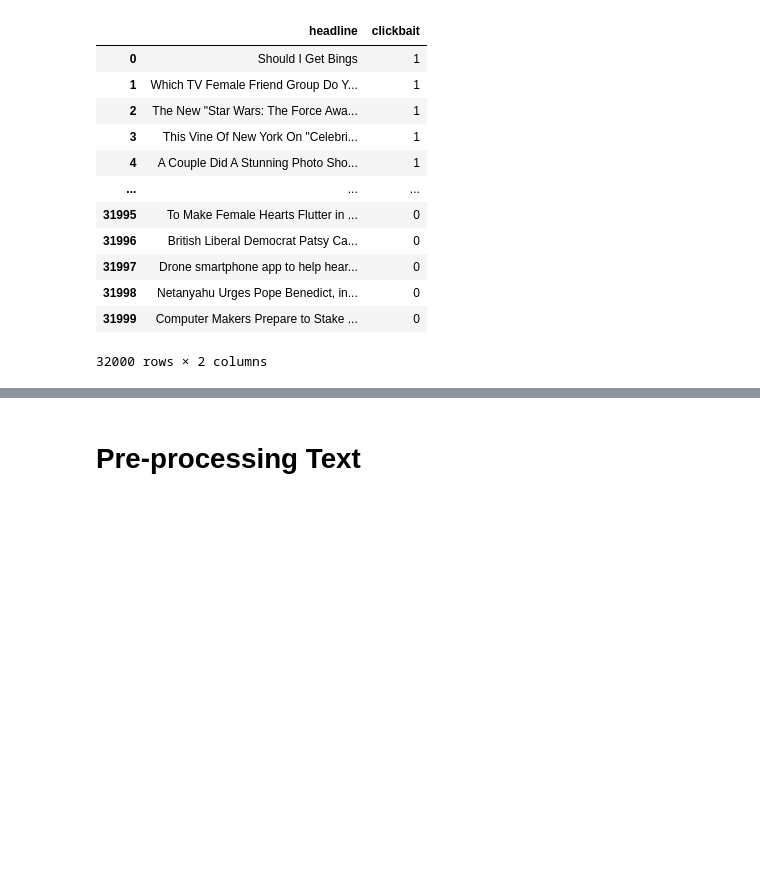
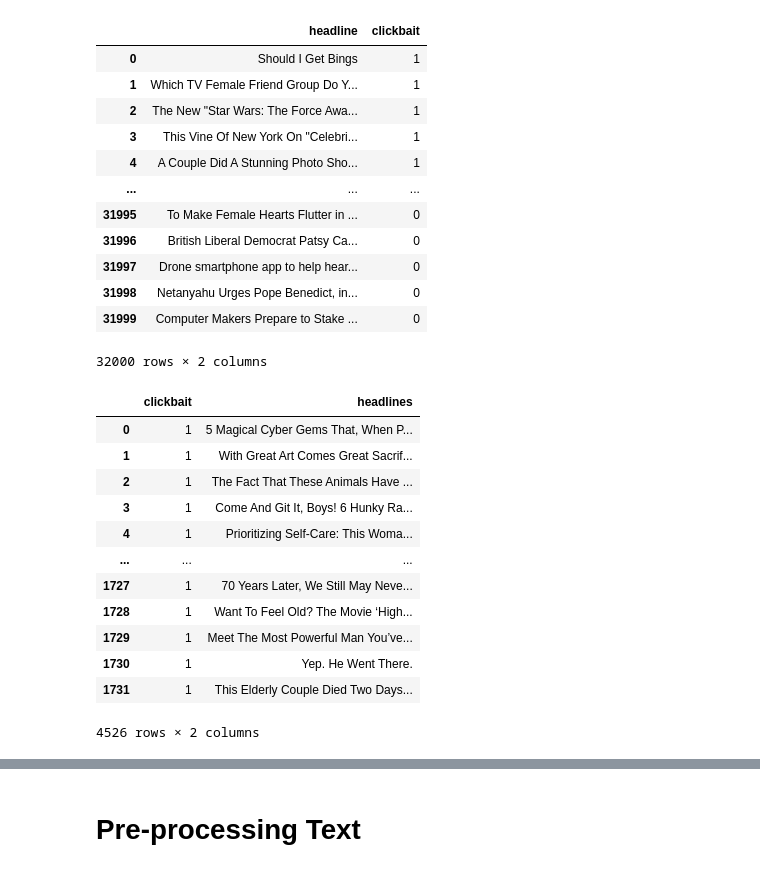
Before and after one commit to tjkim614/clickbait_headline_detector, a Jupyter notebook: 2_scrub.ipynb, the cells around one changed output, grey strips where cells are left out. Saved outputs shown, nothing was run; the diff lists cells and outputs as text; code cells hidden in the pictures; blank space fills up the shorter version.

```diff
--- a/2_scrub.ipynb
+++ b/2_scrub.ipynb
@@ -20,3 +20,34 @@ data
 | 31998 | Netanyahu Urges Pope Benedict, in... | 0 |
 | 31999 | Computer Makers Prepare to Stake ... | 0 |
 32000 rows × 2 columns
+# %%
+ch_df1 = pd.read_csv('Data/clickhole_lifestyle.csv')
+ch_df2 = pd.read_csv('Data/clickhole_news.csv')
+wt_df = pd.read_csv('Data/worldtruth_headlines.csv')
+
+nyt_df1 = pd.read_csv('Data/nyt_jan_2021.csv')
+nyt_df2 = pd.read_csv('Data/nyt_jul_2020.csv')
+gu_df = pd.read_csv('Data/guardian_oct_2020.csv')
+# %%
+ch_df = pd.concat([ch_df1, ch_df2])
+nyt_df = pd.concat([nyt_df1, nyt_df2])
+# %%
+ch_df.rename(columns={'0': 'headlines', 'Unnamed: 0': "clickbait"}, inplace=True)
+# %%
+ch_df['clickbait'] = 1
+# %%
+ch_df
+# %% [output]
+|  | clickbait | headlines |
+| 0 | 1 | 5 Magical Cyber Gems That, When P... |
+| 1 | 1 | With Great Art Comes Great Sacrif... |
+| 2 | 1 | The Fact That These Animals Have ... |
+| 3 | 1 | Come And Git It, Boys! 6 Hunky Ra... |
+| 4 | 1 | Prioritizing Self-Care: This Woma... |
+| ... | ... | ... |
+| 1727 | 1 | 70 Years Later, We Still May Neve... |
+| 1728 | 1 | Want To Feel Old? The Movie ‘High... |
+| 1729 | 1 | Meet The Most Powerful Man You’ve... |
+| 1730 | 1 | Yep. He Went There. |
+| 1731 | 1 | This Elderly Couple Died Two Days... |
+4526 rows × 2 columns
```
Also changed, not shown: parts of 5 cells of this notebook, 1 other file.
